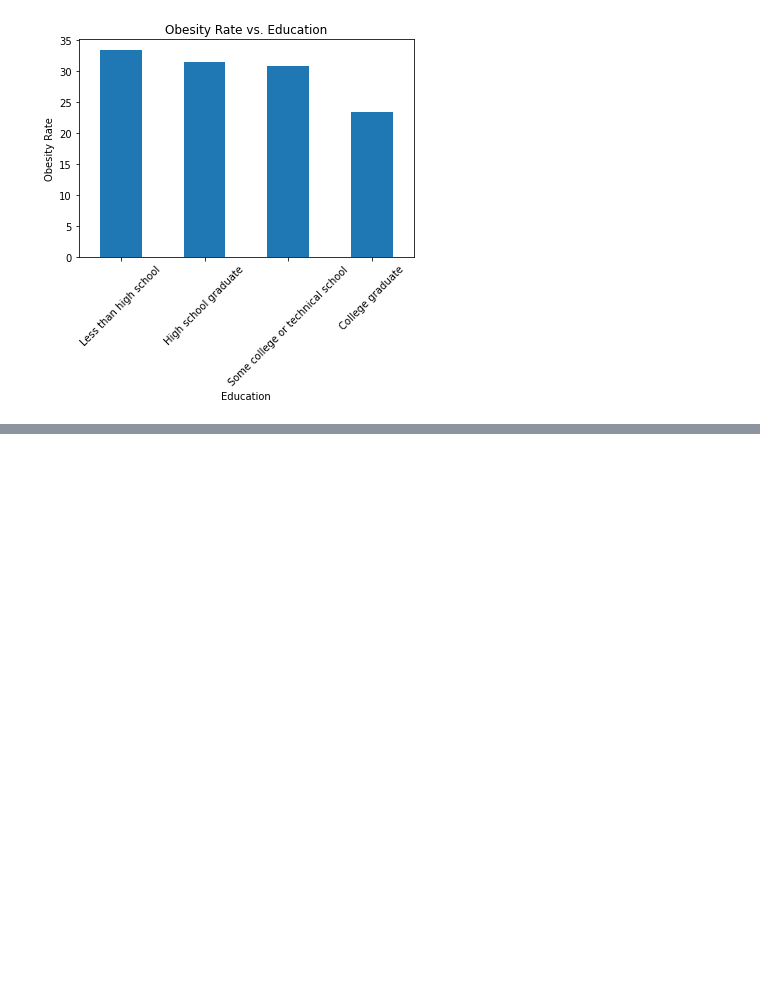
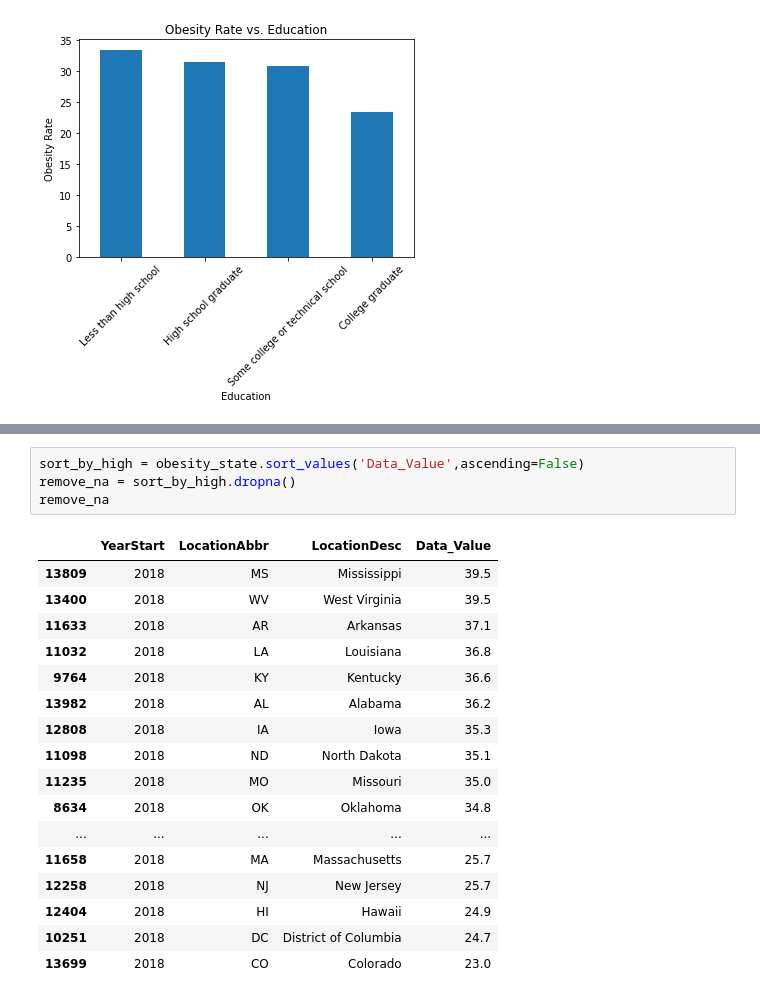
Before and after one commit to atpappa/Project1, a Jupyter notebook: DataExploration/cdc_data - Copy2.ipynb, the cells around one changed output, grey strips where cells are left out. Drawn from its saved outputs; the diff is of its cells as text; blank space fills up the shorter version.

```diff
--- a/DataExploration/cdc_data - Copy2.ipynb
+++ b/DataExploration/cdc_data - Copy2.ipynb
@@ -375,0 +436,22 @@ plt.show()
+# %%
+sort_by_high = obesity_state.sort_values('Data_Value',ascending=False)
+remove_na = sort_by_high.dropna()
+remove_na
+# %% [output]
+|  | YearStart | LocationAbbr | LocationDesc | Data_Value |
+| 13809 | 2018 | MS | Mississippi | 39.5 |
+| 13400 | 2018 | WV | West Virginia | 39.5 |
+| 11633 | 2018 | AR | Arkansas | 37.1 |
+| 11032 | 2018 | LA | Louisiana | 36.8 |
+| 9764 | 2018 | KY | Kentucky | 36.6 |
+| 13982 | 2018 | AL | Alabama | 36.2 |
+| 12808 | 2018 | IA | Iowa | 35.3 |
+| 11098 | 2018 | ND | North Dakota | 35.1 |
+| 11235 | 2018 | MO | Missouri | 35.0 |
+| 8634 | 2018 | OK | Oklahoma | 34.8 |
+| ... | ... | ... | ... | ... |
+| 11658 | 2018 | MA | Massachusetts | 25.7 |
+| 12258 | 2018 | NJ | New Jersey | 25.7 |
+| 12404 | 2018 | HI | Hawaii | 24.9 |
+| 10251 | 2018 | DC | District of Columbia | 24.7 |
+| 13699 | 2018 | CO | Colorado | 23.0 |
```
Also changed, not shown: parts of 8 cells of this notebook, 1 other file.
